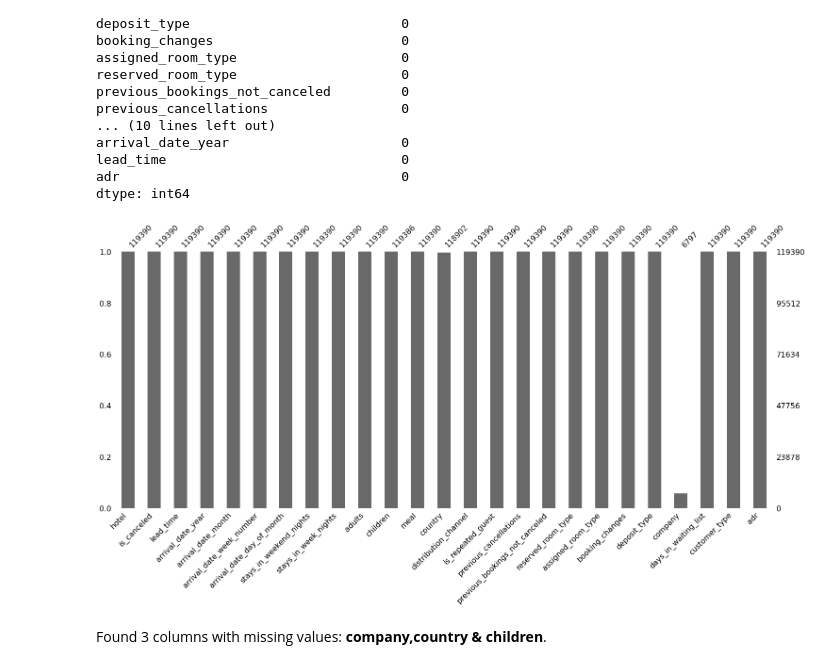
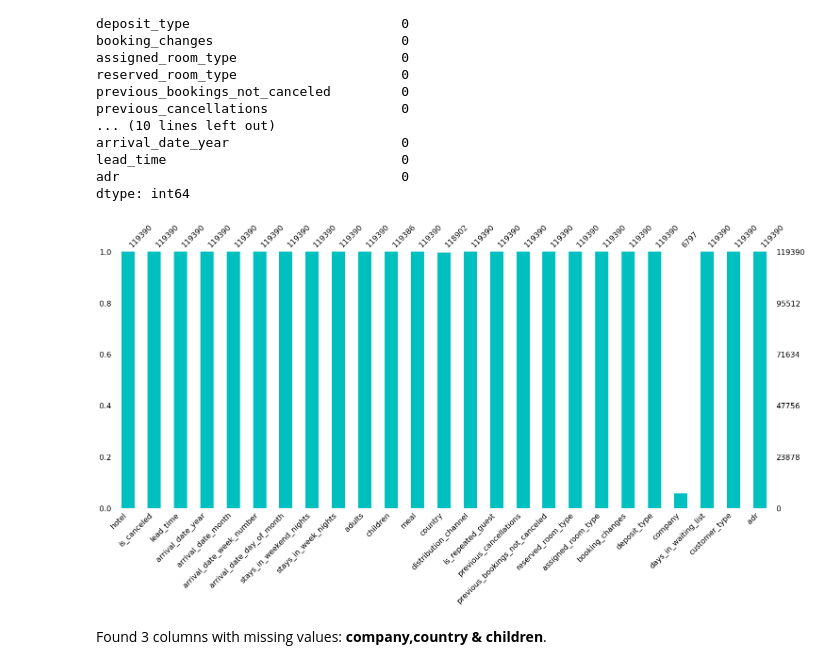
Before and after one commit to MARYSALOMY/HOTEL-BOOKING-ANALYSIS, a Jupyter notebook: Hotel_Booking_Analysis_Mary_Salomy_Alex_Capstone_Project.ipynb, the cells around one changed output. Drawn from its saved outputs; the diff is of its cells as text; code cells hidden in the pictures.

```diff
--- a/Hotel_Booking_Analysis_Mary_Salomy_Alex_Capstone_Project.ipynb
+++ b/Hotel_Booking_Analysis_Mary_Salomy_Alex_Capstone_Project.ipynb
@@ -184,10 +195,10 @@ dtype: int64
 # %%
 # Plot to show the missing data in detail
 import missingno as msno
-msno.bar(hotel_df)
+msno.bar(hotel_df, color = 'c')
 plt.show()
 # %% [output]
-[figure, old version]
+[figure, new version]
 # %% [markdown]
 Found 3 columns with missing values:
 **company,country & children**.
```
Also changed, not shown: parts of 37 cells of this notebook.
